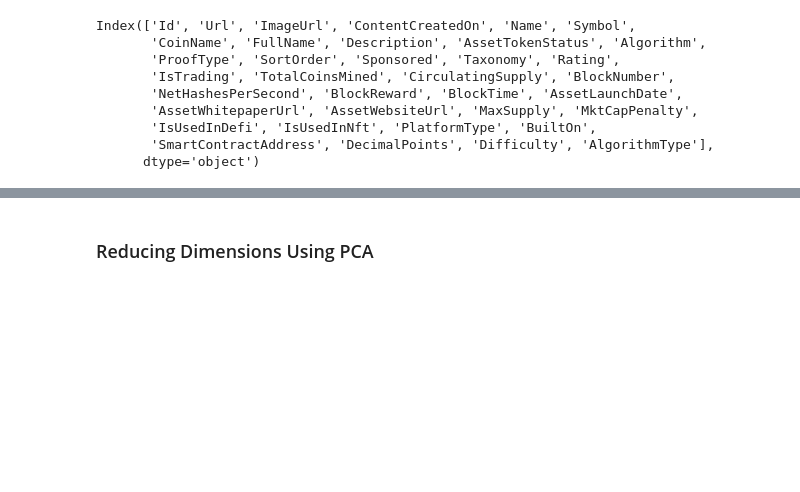
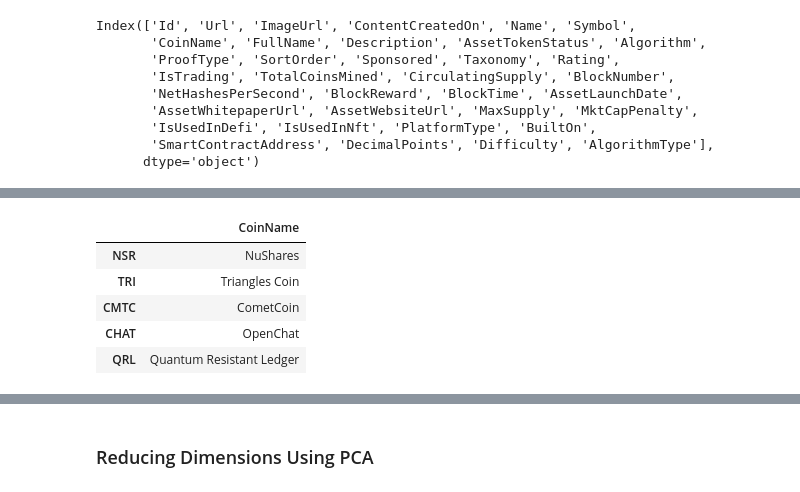
Before and after one commit to MatthewPuttroff/HWUnit13, a Jupyter notebook: Instructions/Starter_Files/crypto_clustering.ipynb, the cells around one changed output, grey strips where cells are left out. Drawn from its saved outputs; the diff is of its cells as text; code cells hidden in the pictures; blank space fills up the shorter version.

```diff
--- a/Instructions/Starter_Files/crypto_clustering.ipynb
+++ b/Instructions/Starter_Files/crypto_clustering.ipynb
@@ -150,4 +152,15 @@ dtype: int64
 # %%
 # Store the 'CoinName'column in its own DataFrame prior to dropping it from crypto_df
+coinname_df = pd.DataFrame(
+    data = crypto_df, columns = ['CoinName']
+)
+coinname_df.head()
+# %% [output]
+|  | CoinName |
+| NSR | NuShares |
+| TRI | Triangles Coin |
+| CMTC | CometCoin |
+| CHAT | OpenChat |
+| QRL | Quantum Resistant Ledger |
 # %%
 # Drop the 'CoinName' column since it's not going to be used on the clustering algorithm
```
Also changed, not shown: parts of 9 cells of this notebook.
